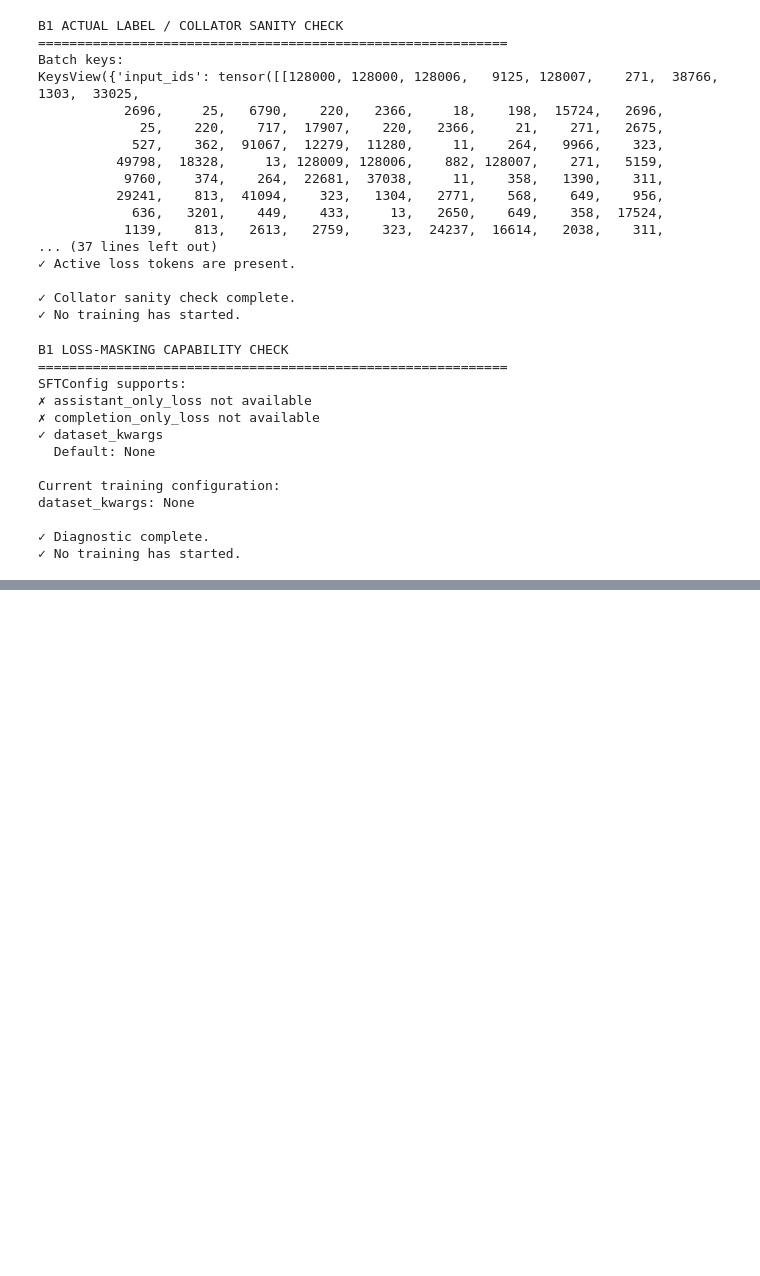
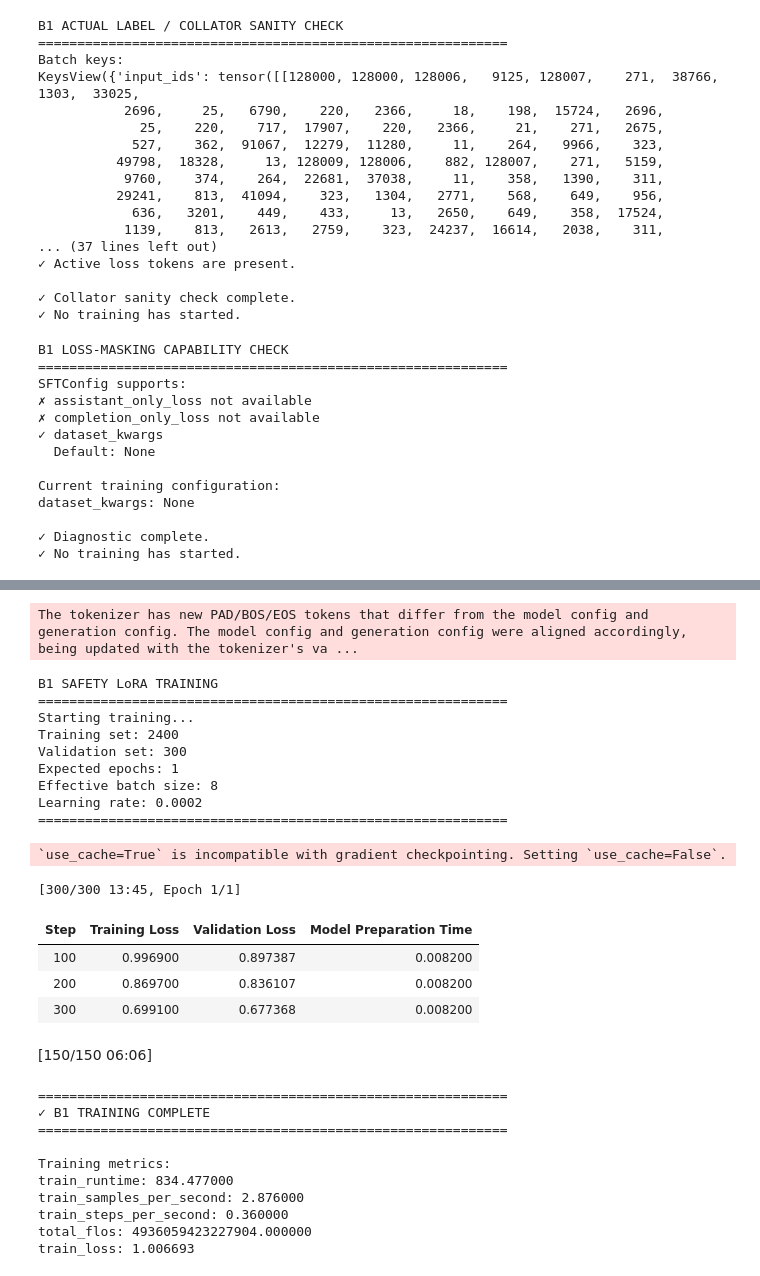
Before and after one commit to aimrrs/aegis-guard, a Jupyter notebook: notebooks/02_b1_safety_lora.ipynb, the cells around one changed output, grey strips where cells are left out. Saved outputs shown, nothing was run; the diff lists cells and outputs as text; code cells hidden in the pictures; blank space fills up the shorter version.

```diff
--- a/notebooks/02_b1_safety_lora.ipynb
+++ b/notebooks/02_b1_safety_lora.ipynb
@@ -706,0 +765,57 @@ dataset_kwargs: None
+# %%
+# ============================================================
+# B1 SAFETY LoRA TRAINING
+# ============================================================
+
+print("B1 SAFETY LoRA TRAINING")
+print("=" * 60)
+print("Starting training...")
+print("Training set:", len(trainer.train_dataset))
+print("Validation set:", len(trainer.eval_dataset))
+print("Expected epochs:", training_args.num_train_epochs)
+print("Effective batch size:",
+      training_args.per_device_train_batch_size
+      * training_args.gradient_accumulation_steps)
+print("Learning rate:", training_args.learning_rate)
+print("=" * 60)
+
+train_result = trainer.train()
+
+print("\n" + "=" * 60)
+print("✓ B1 TRAINING COMPLETE")
+print("=" * 60)
+
+print("\nTraining metrics:")
+for key, value in train_result.metrics.items():
+    if isinstance(value, float):
+        print(f"{key}: {value:.6f}")
+    else:
+        print(f"{key}: {value}")
+# %% [output]
+The tokenizer has new PAD/BOS/EOS tokens that differ from the model config and generation config. The model config and generation config were aligned accordingly, being updated with the tokenizer's va ...
+B1 SAFETY LoRA TRAINING
+============================================================
+Starting training...
+Training set: 2400
+Validation set: 300
+Expected epochs: 1
+Effective batch size: 8
+Learning rate: 0.0002
+============================================================
+`use_cache=True` is incompatible with gradient checkpointing. Setting `use_cache=False`.
+[300/300 13:45, Epoch 1/1]
+| Step | Training Loss | Validation Loss | Model Preparation Time |
+| 100 | 0.996900 | 0.897387 | 0.008200 |
+| 200 | 0.869700 | 0.836107 | 0.008200 |
+| 300 | 0.699100 | 0.677368 | 0.008200 |
+[150/150 06:06]
+============================================================
+✓ B1 TRAINING COMPLETE
+============================================================
+
+Training metrics:
+train_runtime: 834.477000
+train_samples_per_second: 2.876000
+train_steps_per_second: 0.360000
+total_flos: 4936059423227904.000000
+train_loss: 1.006693
```
Also changed, not shown: parts of 6 cells of this notebook.
